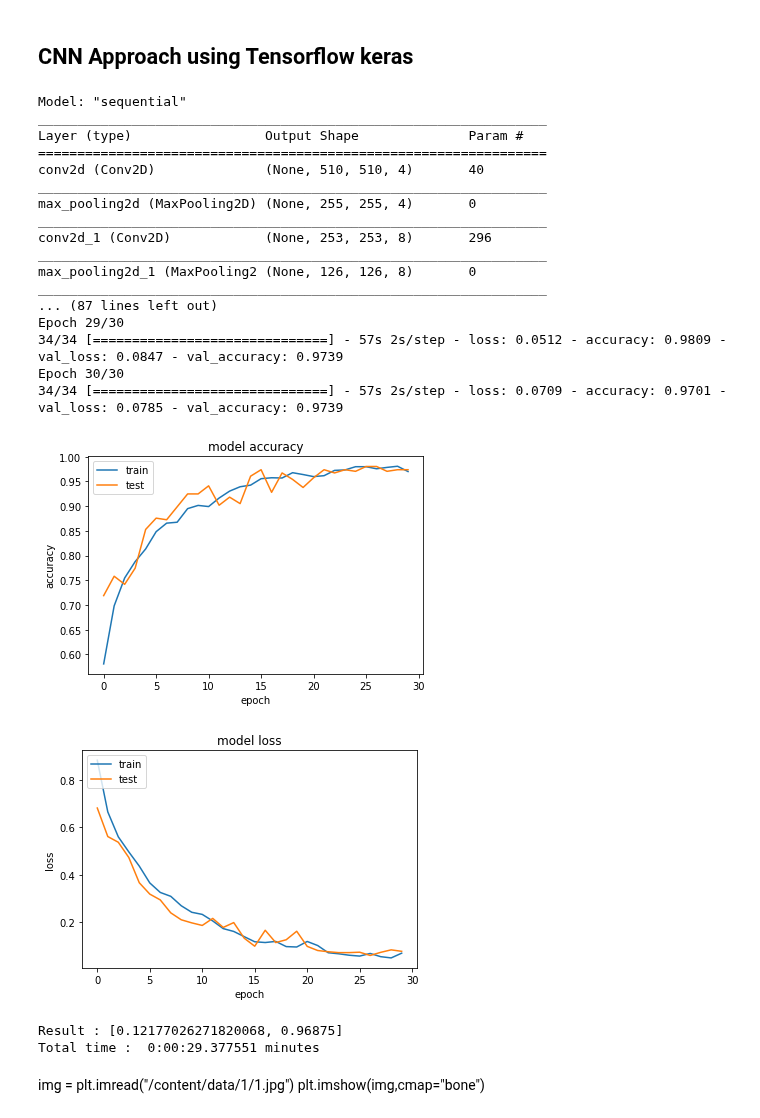
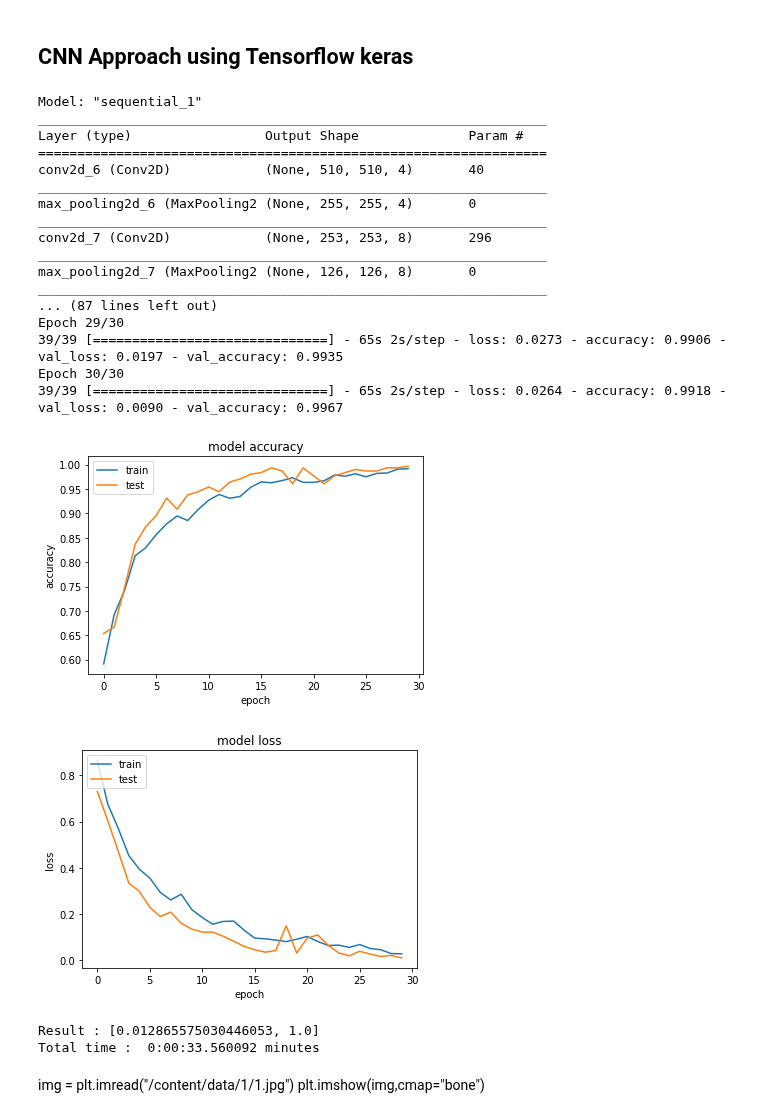
Before and after one commit to PadmarajBhat/Machine-Learning, a Jupyter notebook: BrainTumorClassification.ipynb, the cells around one changed output. Drawn from its saved outputs; the diff is of its cells as text; code cells hidden in the pictures.

Commit message:
80% data resulted in 100% accuracy

```diff
--- a/BrainTumorClassification.ipynb
+++ b/BrainTumorClassification.ipynb
@@ -1077,7 +1077,7 @@ def CNN():
         inp=["download/mat/",x], Tout=(tf.float64, tf.int16)))
 
   total_dataset_size = len(os.listdir("download/mat/"))
-  training_size = 0.7
+  training_size = 0.8
   validation_size = 0.1
   testing_size= 1-training_size-0.1
 
@@ -1129,44 +1129,44 @@ def CNN():
   plt.title('model accuracy')
   plt.ylabel('accuracy')
   plt.xlabel('epoch')
   plt.legend(['train', 'test'], loc='upper left')
   plt.show()
   # summarize history for loss
   plt.plot(history.history['loss'])
   plt.plot(history.history['val_loss'])
   plt.title('model loss')
   plt.ylabel('loss')
   plt.xlabel('epoch')
   plt.legend(['train', 'test'], loc='upper left')
   plt.show()
 
   result = model.evaluate_generator(testing_data,steps=1)
   print("Result :", result)
   print("Total time : ", (datetime.datetime.now()-time_start)//60, "minutes")
 
 CNN()
 # %% [output]
-Model: "sequential"
+Model: "sequential_1"
 _________________________________________________________________
 Layer (type)                 Output Shape              Param #
 =================================================================
-conv2d (Conv2D)              (None, 510, 510, 4)       40
+conv2d_6 (Conv2D)            (None, 510, 510, 4)       40
 _________________________________________________________________
-max_pooling2d (MaxPooling2D) (None, 255, 255, 4)       0
+max_pooling2d_6 (MaxPooling2 (None, 255, 255, 4)       0
 _________________________________________________________________
-conv2d_1 (Conv2D)            (None, 253, 253, 8)       296
+conv2d_7 (Conv2D)            (None, 253, 253, 8)       296
 _________________________________________________________________
-max_pooling2d_1 (MaxPooling2 (None, 126, 126, 8)       0
+max_pooling2d_7 (MaxPooling2 (None, 126, 126, 8)       0
 _________________________________________________________________
 ... (87 lines left out)
 Epoch 29/30
-34/34 [==============================] - 57s 2s/step - loss: 0.0512 - accuracy: 0.9809 - val_loss: 0.0847 - val_accuracy: 0.9739
+39/39 [==============================] - 65s 2s/step - loss: 0.0273 - accuracy: 0.9906 - val_loss: 0.0197 - val_accuracy: 0.9935
 Epoch 30/30
-34/34 [==============================] - 57s 2s/step - loss: 0.0709 - accuracy: 0.9701 - val_loss: 0.0785 - val_accuracy: 0.9739
+39/39 [==============================] - 65s 2s/step - loss: 0.0264 - accuracy: 0.9918 - val_loss: 0.0090 - val_accuracy: 0.9967
-[figure, old version]
+[figure, new version]
-[figure, old version]
+[figure, new version]
-Result : [0.12177026271820068, 0.96875]
-Total time :  0:00:29.377551 minutes
+Result : [0.012865575030446053, 1.0]
+Total time :  0:00:33.560092 minutes
 # %% [markdown]
 img = plt.imread("/content/data/1/1.jpg")
 plt.imshow(img,cmap="bone")
```
Also changed, not shown: parts of 1 cell of this notebook.
